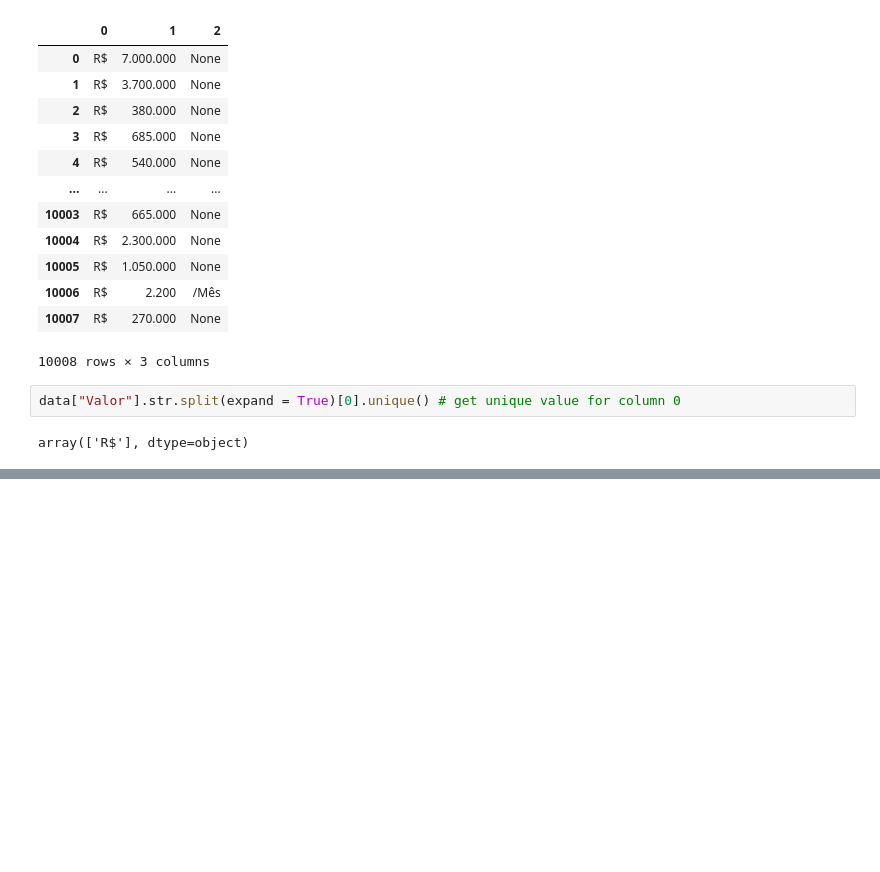
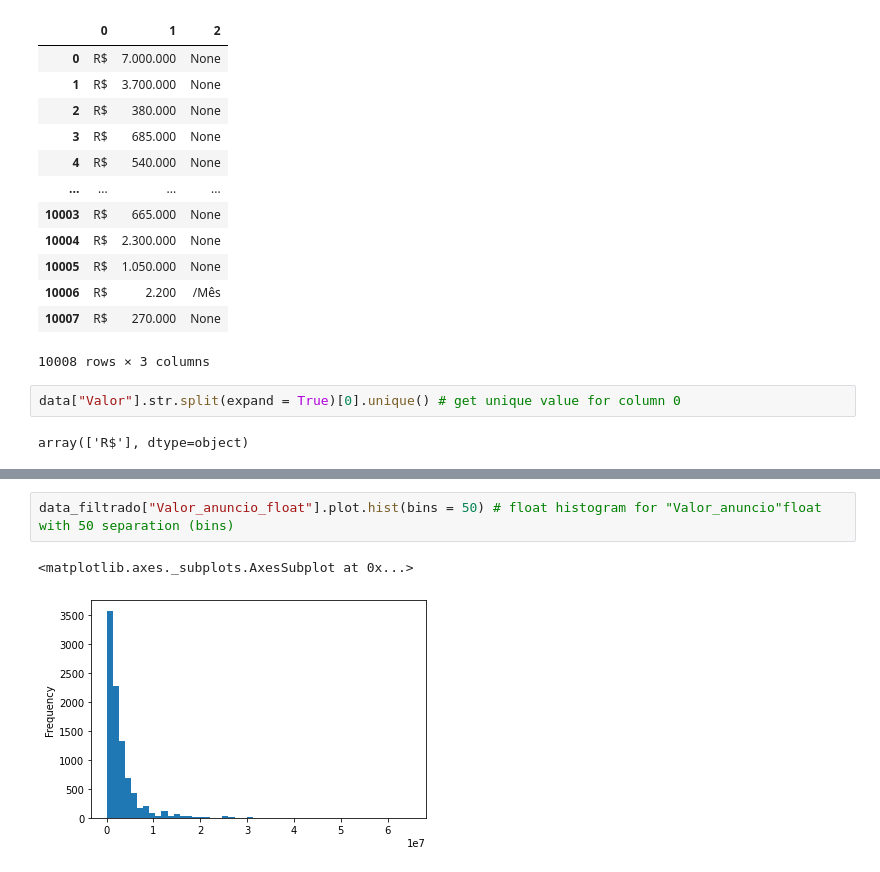
Before and after one commit to rodrigoyujisato/alura-data-science-maio-2022, a Jupyter notebook: alura_data_science_maio_2022.ipynb, the cells around one changed output, grey strips where cells are left out. Cells and saved outputs as stored; diff of their text form; blank space fills up the shorter version.

```diff
--- a/alura_data_science_maio_2022.ipynb
+++ b/alura_data_science_maio_2022.ipynb
@@ -182,0 +313,5 @@ array(['R$'], dtype=object)
+# %%
+data_filtrado["Valor_anuncio_float"].plot.hist(bins = 50) # float histogram for "Valor_anuncio"float with 50 separation (bins)
+# %% [output]
+<matplotlib.axes._subplots.AxesSubplot at 0x...>
+[figure, added]
```
Also changed, not shown: parts of 13 cells of this notebook.
